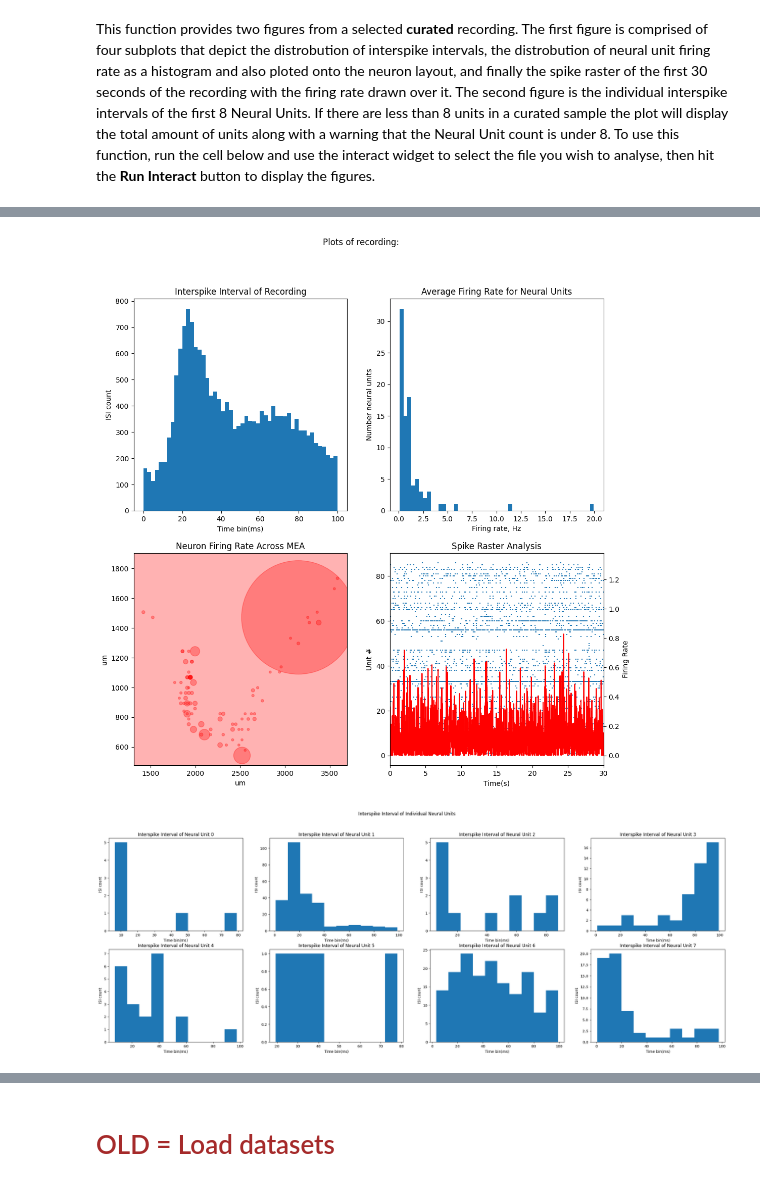
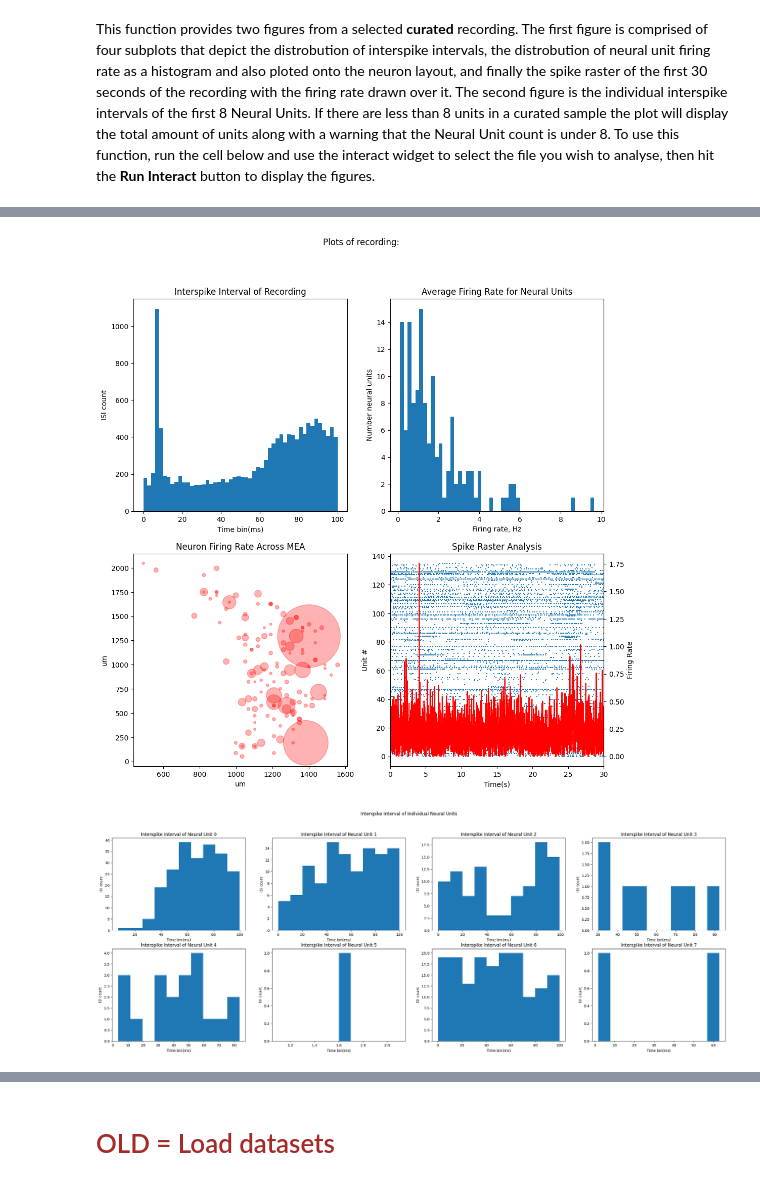
Before and after one commit to braingeneers/midbrain_parkinsons, a Jupyter notebook: tutorials/spike_data/2_summary_statistics.ipynb, the cells around one changed output, grey strips where cells are left out. Saved outputs shown, nothing was run; the diff lists cells and outputs as text; code cells hidden in the pictures.

```diff
--- a/tutorials/spike_data/2_summary_statistics.ipynb
+++ b/tutorials/spike_data/2_summary_statistics.ipynb
@@ -84,7 +80,8 @@ Loading analysis source code...
-# %%
-sd =  read_phy_files( "/workspaces/human_hippocampus/data/ephys/2022-11-02-e-Hc11.1-chip16753/derived/kilosort2/hc11.1_plated-11.1_chip-16753_rec_11.2.22AM-immediate_curated.zip" )
+# %%
+with open('/workspaces/human_hippocampus/data/ephys/2023-04-02-e-hc328_unperturbed/sd_ca1_curated.pkl', "rb") as my_file:
+    sd = pickle.load(my_file)
 # %%
-summary_plots( sd )
+plot_summary( sd )
 # %% [output]
-[figure, old version]
+[figure, new version]
-[figure, old version]
+[figure, new version]
```
Also changed, not shown: parts of 8 cells of this notebook, 6 other files.
